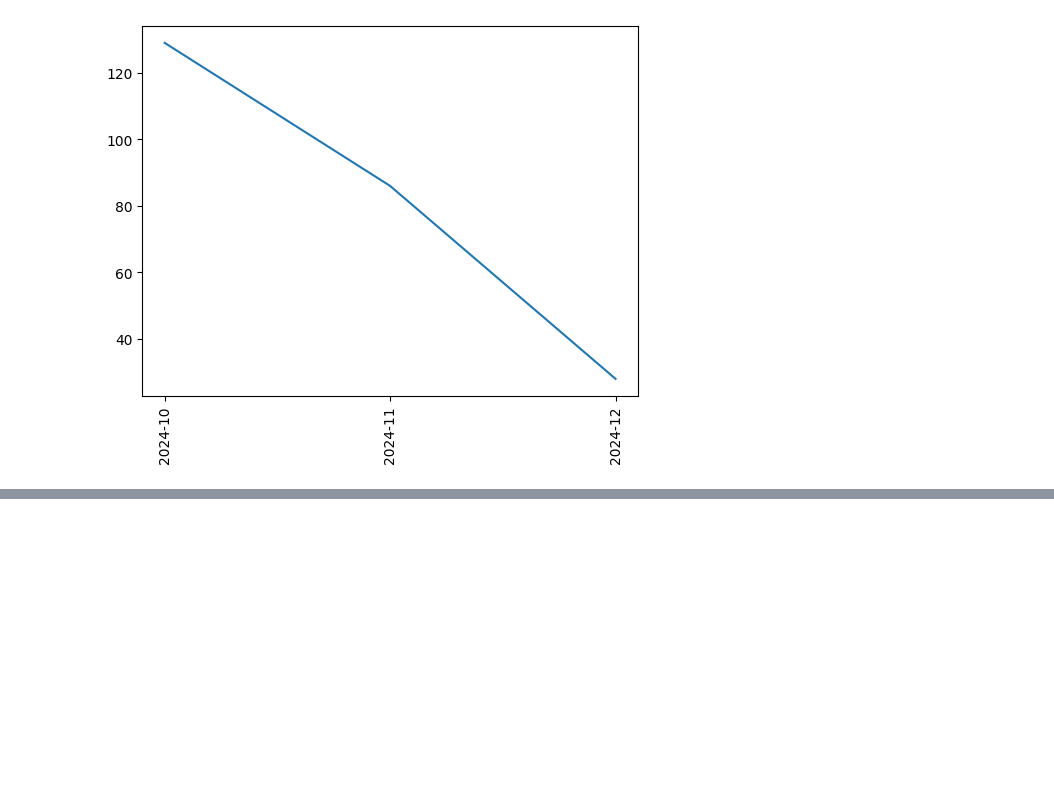
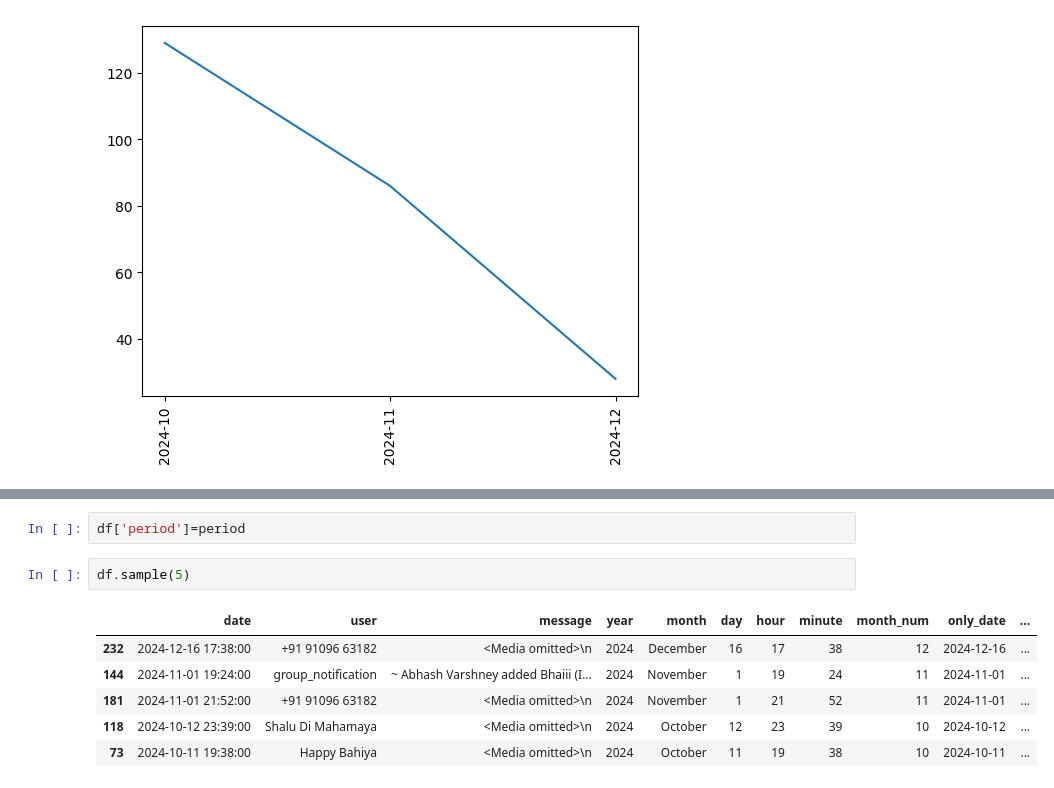
Before and after one commit to kuzum09/ConvoAnalytics, a Jupyter notebook: chat.ipynb, the cells around one changed output, grey strips where cells are left out. Drawn from its saved outputs; the diff is of its cells as text; blank space fills up the shorter version.

```diff
--- a/chat.ipynb
+++ b/chat.ipynb
@@ -266,0 +307,11 @@ plt.show()
+# %%
+df['period']=period
+# %%
+df.sample(5)
+# %% [output]
+|  | date | user | message | year | month | day | hour | minute | month_num | only_date | ... |
+| 232 | 2024-12-16 17:38:00 | +91 91096 63182 | <Media omitted>\n | 2024 | December | 16 | 17 | 38 | 12 | 2024-12-16 | ... |
+| 144 | 2024-11-01 19:24:00 | group_notification | ~ Abhash Varshney added Bhaiii (I... | 2024 | November | 1 | 19 | 24 | 11 | 2024-11-01 | ... |
+| 181 | 2024-11-01 21:52:00 | +91 91096 63182 | <Media omitted>\n | 2024 | November | 1 | 21 | 52 | 11 | 2024-11-01 | ... |
+| 118 | 2024-10-12 23:39:00 | Shalu Di Mahamaya | <Media omitted>\n | 2024 | October | 12 | 23 | 39 | 10 | 2024-10-12 | ... |
+| 73 | 2024-10-11 19:38:00 | Happy Bahiya | <Media omitted>\n | 2024 | October | 11 | 19 | 38 | 10 | 2024-10-11 | ... |
```
Also changed, not shown: parts of 9 cells of this notebook, 4 other files.
